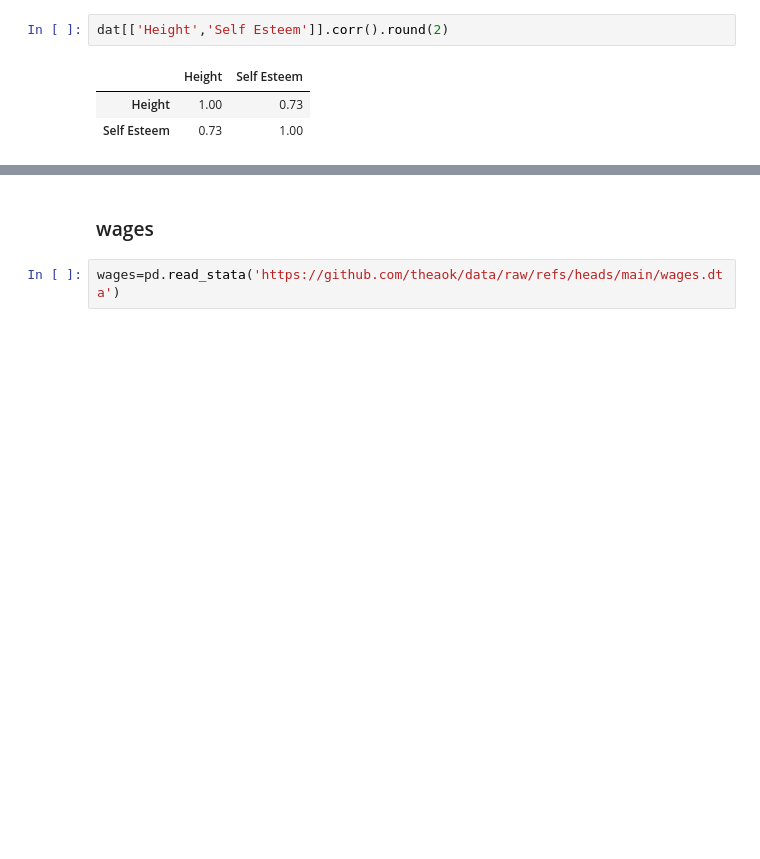
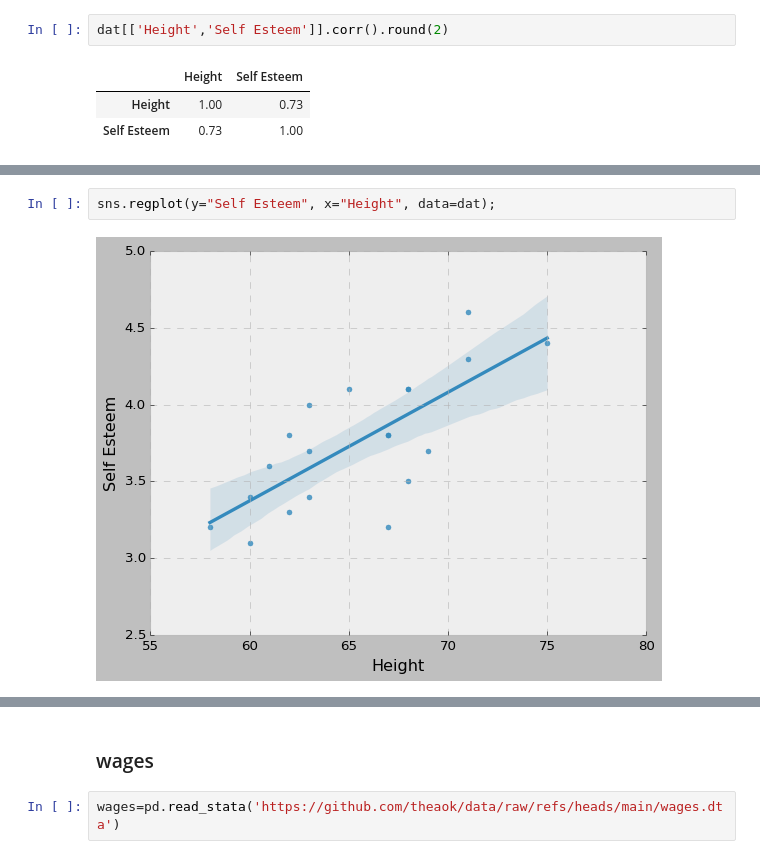
Before and after one commit to theaok/vis, a Jupyter notebook: resMet.ipynb, the cells around one changed output, grey strips where cells are left out. Cells and saved outputs as stored; diff of their text form; blank space fills up the shorter version.

```diff
--- a/resMet.ipynb
+++ b/resMet.ipynb
@@ -39,0 +48,4 @@ dat.plot(kind='scatter', y='Self Esteem', x='Height')
+# %%
+sns.regplot(y="Self Esteem", x="Height", data=dat);
+# %% [output]
+[figure, added]
```
Also changed, not shown: parts of 8 cells of this notebook.
